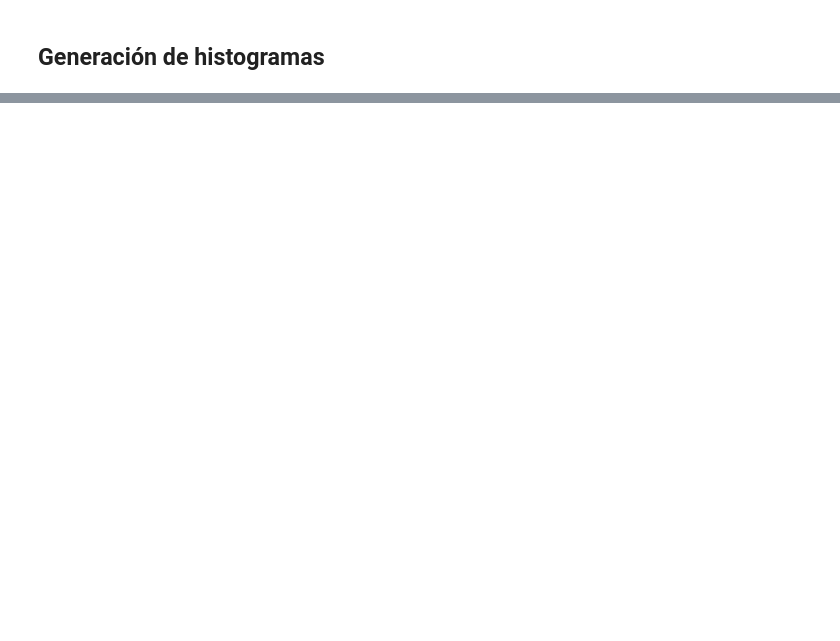
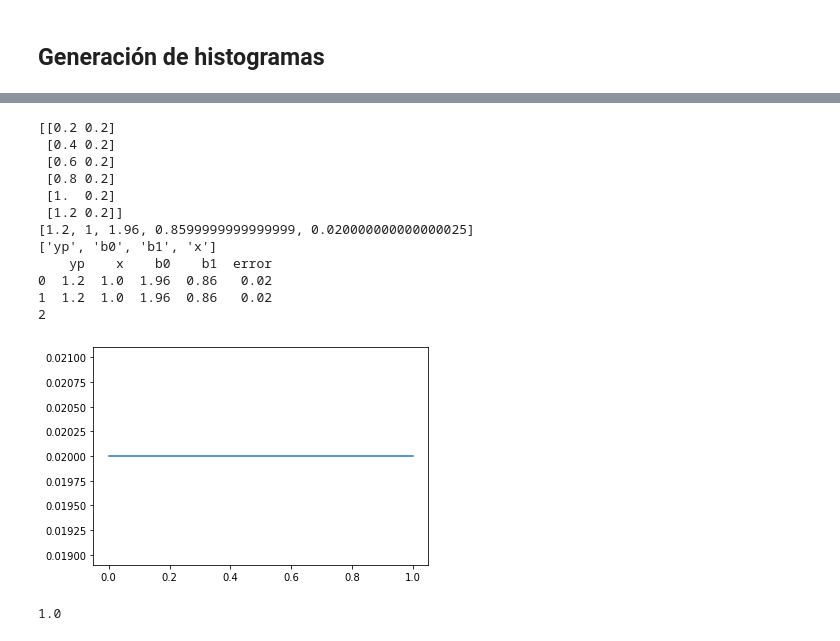
Before and after one commit to freddruiz/Proyecto-Final, a Jupyter notebook: ProyectoFinal.ipynb, the cells around one changed output, grey strips where cells are left out. Cells and saved outputs as stored; diff of their text form; code cells hidden in the pictures; blank space fills up the shorter version.

Commit message:
Agregando modelo de entrenamiento y link

```diff
--- a/ProyectoFinal.ipynb
+++ b/ProyectoFinal.ipynb
@@ -88,0 +229,73 @@ Desviación estandar por variable
+# %%
+y=[1,2,3,4,5,6]
+y=np.reshape(y,(-1,1))
+yp=[1.2,2.2,3.2,4.2,5.2,6.2]
+yp=np.reshape(yp,(-1,1))
+learning_rate=0.2
+
+x=[1,2,3,4,5,6]
+observacion = np.hstack([np.reshape(x,(-1,1)),np.reshape(np.ones_like(x),(-1,1))])
+
+
+#Cálculo del error
+epsilon= (1/(2*len(y)))*np.sum((y-yp)**2)
+#print(epsilon)
+
+#Cálculo de gradiente de error
+#print(yp-y)
+gradientes= ((yp-y)*observacion)
+print(gradientes)
+gradiente_b0= (1/len(y))*np.sum(gradientes[:,0])
+gradiente_b1= (1/len(y))*np.sum(gradientes[:,1])
+#print(gradiente_b1*-learning_rate)
+#print(gradiente_b0*-learning_rate)
+
+
+#Calculo de b0 y b1
+b1=2
+b0=1
+parametros=np.reshape([b1,b0],(-1,1))
+#print(parametros)
+parametros = np.hstack([parametros,np.reshape([-learning_rate*gradiente_b1,-learning_rate*gradiente_b0],(-1,1))])
+#print(parametros)
+parametros = np.dot(parametros, np.reshape(np.ones((2,1)),(-1,1)))
+#print(parametros)
+#parametros = parametros*np.reshape(np.ones(2,1))
+
+columNames = ['yp', 'x', 'b0','b1','error']
+
+
+model_gen =[yp[0,0],observacion[0,0],parametros[0,0],parametros[1,0],epsilon]
+print(model_gen)
+print(columnNames)
+modelos_resultantes=pd.DataFrame([model_gen], columns=columNames)
+modelos_resultantes.loc[1] = model_gen
+print(modelos_resultantes)
+
+print(len(modelos_resultantes['error']))
+
+#Graficamos e
+x_error = np.arange(0,len(modelos_resultantes['error']) , 1)
+plt.plot(x_error, modelos_resultantes['error'])
+plt.show()
+
+print(modelos_resultantes['x'].iloc[0])
+
+#plt.plot(modelos_resultantes['x'].iloc[0],modelos_resultantes['x'])
+
+#print(range(0,len(modelos_resultantes['error'])-1))
+# %% [output]
+[[0.2 0.2]
+ [0.4 0.2]
+ [0.6 0.2]
+ [0.8 0.2]
+ [1.  0.2]
+ [1.2 0.2]]
+[1.2, 1, 1.96, 0.8599999999999999, 0.020000000000000025]
+['yp', 'b0', 'b1', 'x']
+    yp    x    b0    b1  error
+0  1.2  1.0  1.96  0.86   0.02
+1  1.2  1.0  1.96  0.86   0.02
+2
+[figure, added]
+1.0
```
Also changed, not shown: parts of 8 cells of this notebook, 1 other file.
